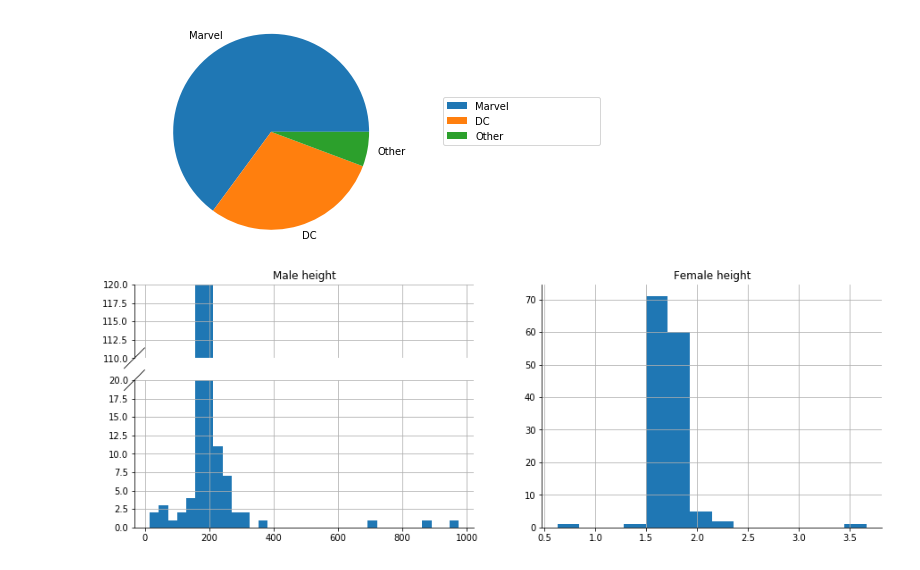
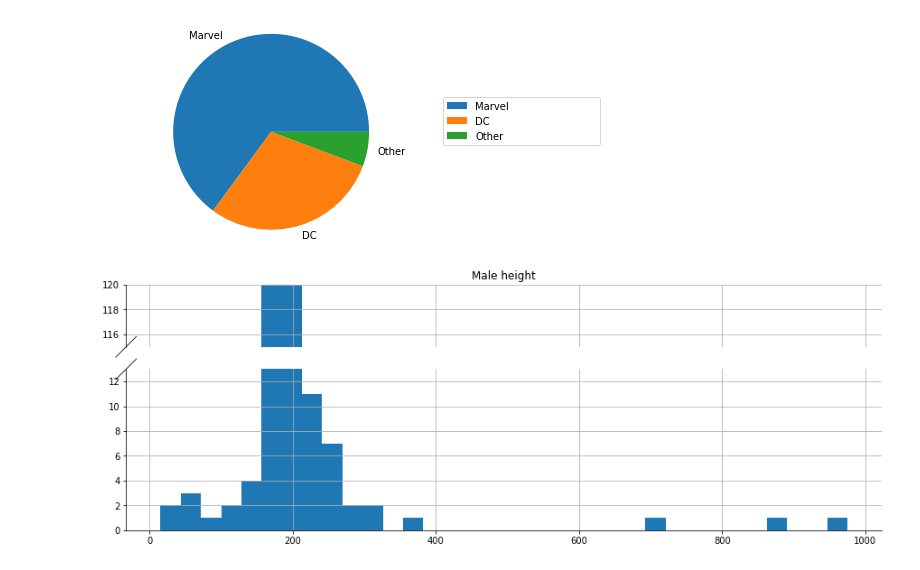
Before and after one commit to Bertonc98/BadCharts, a Jupyter notebook: chart.ipynb, the cells around one changed output. Saved outputs shown, nothing was run; the diff lists cells and outputs as text; code cells hidden in the pictures.

```diff
--- a/chart.ipynb
+++ b/chart.ipynb
@@ -53,22 +40,22 @@ plt.show()
 # %%
 males=df[df['Gender']=="M"]
 female=df[df['Gender']=="F"]
 fig=plt.figure(figsize=[15.0,5.0])
-sps1, sps2 = GridSpec(1,2)
-
-baxes = brokenaxes(ylims=((0,20),(110,120)), hspace=0.2, subplot_spec=sps1)
+#sps1, sps2 = GridSpec(1,2)
+#, subplot_spec=sps1
+baxes = brokenaxes(ylims=((0,13),(115,120)), hspace=0.2)
 
 baxes.grid()
 baxes.hist(males["Height"], int(round(males['Height'].count()/10)))
 plt.title("Male height")
-
+'''
 baxes = brokenaxes(subplot_spec=sps2)
 baxes.grid()
 baxes.hist(female["Height"]/100, int(round(female['Height'].count()/10)))
 plt.title("Female height")
-
+'''
 plt.show()
 # %% [output]
-[figure, old version]
+[figure, new version]
 # %%
 df[df['Gender']=="F"].count()
```
Also changed, not shown: parts of 3 cells of this notebook.
